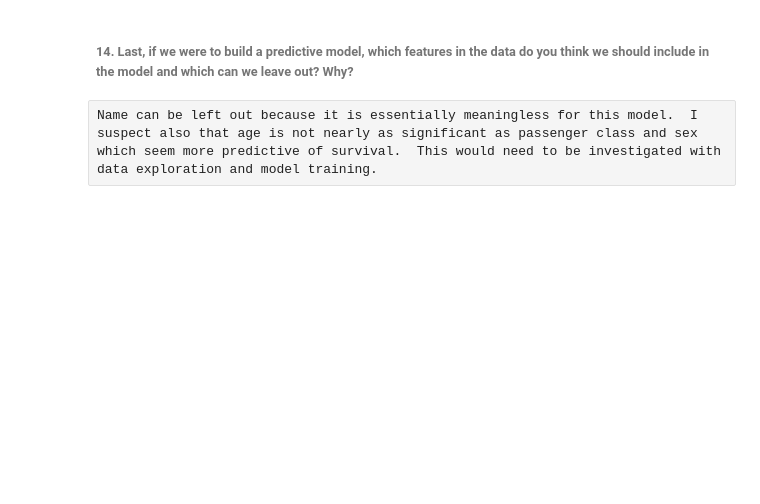
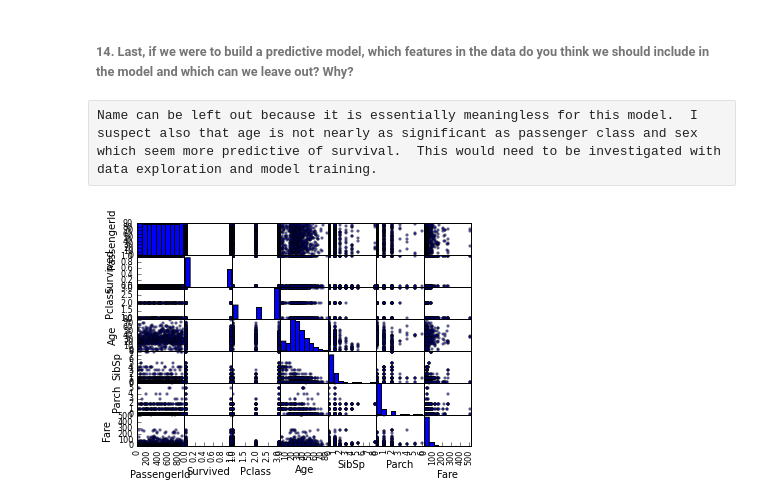
Before and after one commit to JeremyMcCormick/DAT_SF_14, a Jupyter notebook: homework/hw1/hw1.ipynb, the cells around one changed output. Drawn from its saved outputs; the diff is of its cells as text; code cells hidden in the pictures; blank space fills up the shorter version.

```diff
--- a/homework/hw1/hw1.ipynb
+++ b/homework/hw1/hw1.ipynb
@@ -123,0 +133,7 @@ Name can be left out because it is essentially meaningless for this model.  I su
+# %%
+%matplotlib inline
+from pandas.tools.plotting import scatter_matrix
+scatter_matrix(data)
+pyplot.show()
+# %% [output]
+[figure, added]
```
Also changed, not shown: parts of 3 cells of this notebook.
